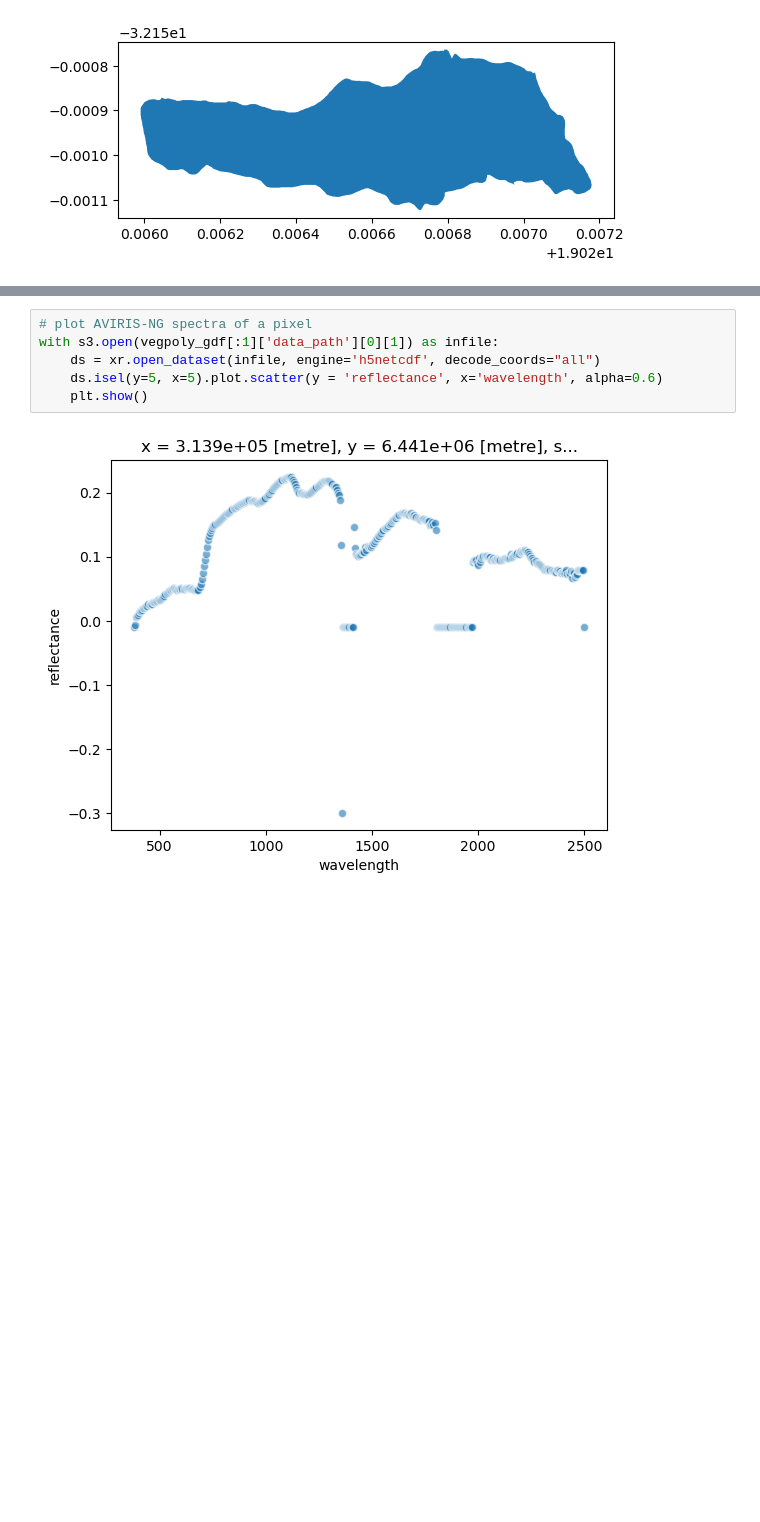
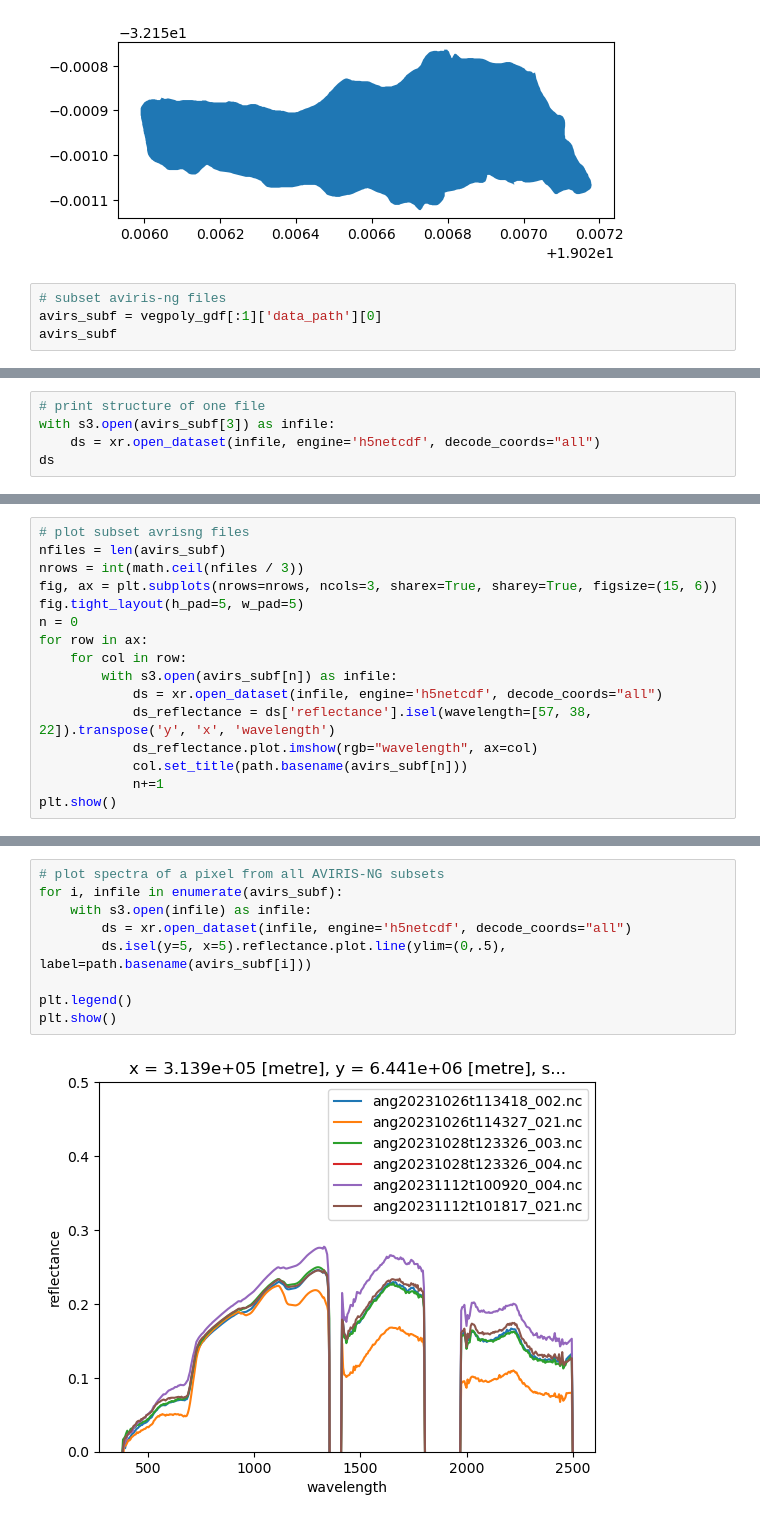
Before and after one commit to rupesh2/bioscape, a Jupyter notebook: read_files/read_vegplots.ipynb, the cells around one changed output, grey strips where cells are left out. Drawn from its saved outputs; the diff is of its cells as text; blank space fills up the shorter version.

```diff
--- a/read_files/read_vegplots.ipynb
+++ b/read_files/read_vegplots.ipynb
@@ -28,3 +29,7 @@ vegpoly_gdf[:1].plot()
 # %% [output]
 <Axes: >
 [figure]
+# %%
+# subset aviris-ng files
+avirs_subf = vegpoly_gdf[:1]['data_path'][0]
+avirs_subf
@@ -30,0 +44,5 @@ vegpoly_gdf[:1].plot()
+# %%
+# print structure of one file
+with s3.open(avirs_subf[3]) as infile:
+    ds = xr.open_dataset(infile, engine='h5netcdf', decode_coords="all")
+ds
@@ -30,0 +59,16 @@ vegpoly_gdf[:1].plot()
+# %%
+# plot subset avrisng files
+nfiles = len(avirs_subf)
+nrows = int(math.ceil(nfiles / 3))
+fig, ax = plt.subplots(nrows=nrows, ncols=3, sharex=True, sharey=True, figsize=(15, 6))
+fig.tight_layout(h_pad=5, w_pad=5)
+n = 0
+for row in ax:
+    for col in row:
+        with s3.open(avirs_subf[n]) as infile:
+            ds = xr.open_dataset(infile, engine='h5netcdf', decode_coords="all")
+            ds_reflectance = ds['reflectance'].isel(wavelength=[57, 38, 22]).transpose('y', 'x', 'wavelength')
+            ds_reflectance.plot.imshow(rgb="wavelength", ax=col)
+            col.set_title(path.basename(avirs_subf[n]))
+            n+=1
+plt.show()
@@ -31,8 +77,11 @@ vegpoly_gdf[:1].plot()
 # %%
-# plot AVIRIS-NG spectra of a pixel
-with s3.open(vegpoly_gdf[:1]['data_path'][0][1]) as infile:
-    ds = xr.open_dataset(infile, engine='h5netcdf', decode_coords="all")
-    ds.isel(y=5, x=5).plot.scatter(y = 'reflectance', x='wavelength', alpha=0.6)
-    plt.show()
+# plot spectra of a pixel from all AVIRIS-NG subsets
+for i, infile in enumerate(avirs_subf):
+    with s3.open(infile) as infile:
+        ds = xr.open_dataset(infile, engine='h5netcdf', decode_coords="all")
+        ds.isel(y=5, x=5).reflectance.plot.line(ylim=(0,.5), label=path.basename(avirs_subf[i]))
+
+plt.legend()
+plt.show()
 # %% [output]
-[figure, old version]
+[figure, new version]
```
Also changed, not shown: parts of 4 cells of this notebook.
